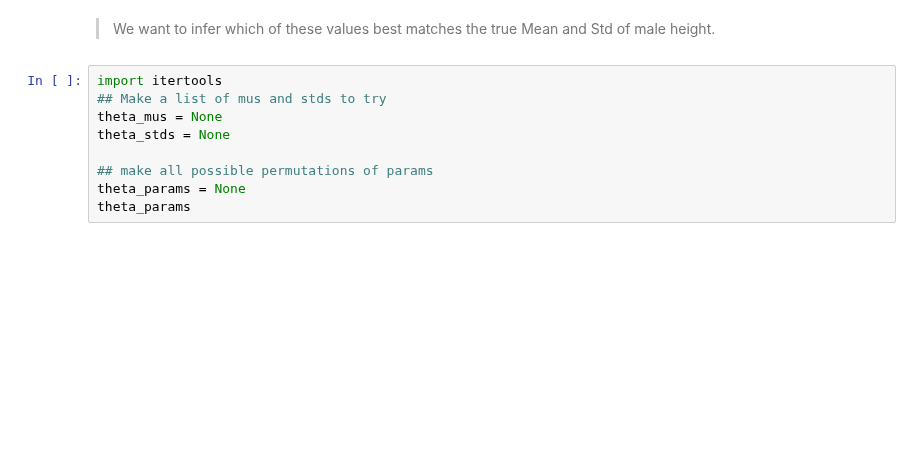
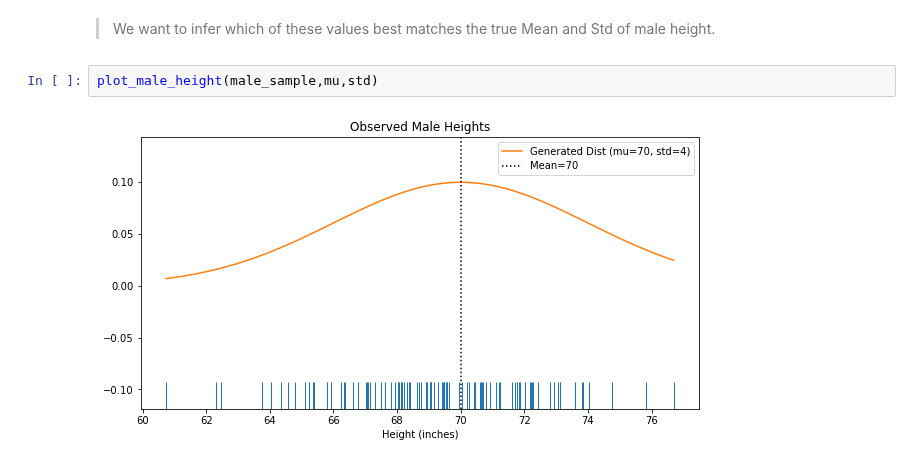
Before and after one commit to flatiron-school/Online-DS-FT-022221-Cohort-Notes, a Jupyter notebook: Phase_2/topic_17_bayesian_statistics/topic_17_bayesian_statistics-SG.ipynb, the cells around one changed output. Drawn from its saved outputs; the diff is of its cells as text; blank space fills up the shorter version.

```diff
--- a/Phase_2/topic_17_bayesian_statistics/topic_17_bayesian_statistics-SG.ipynb
+++ b/Phase_2/topic_17_bayesian_statistics/topic_17_bayesian_statistics-SG.ipynb
@@ -244,12 +366,7 @@ calc_total_likelihood(male_sample, mu,std)
 ## Parameter Inference
 # %% [markdown]
 > We want to infer which of these values best matches the true Mean and Std of male height.
-# %%
-import itertools
-## Make a list of mus and stds to try
-theta_mus = None
-theta_stds = None
-
-## make all possible permutations of params
-theta_params = None
-theta_params
+# %%
+plot_male_height(male_sample,mu,std)
+# %% [output]
+[figure, added]
```
Also changed, not shown: parts of 40 cells of this notebook, 5 other files.
